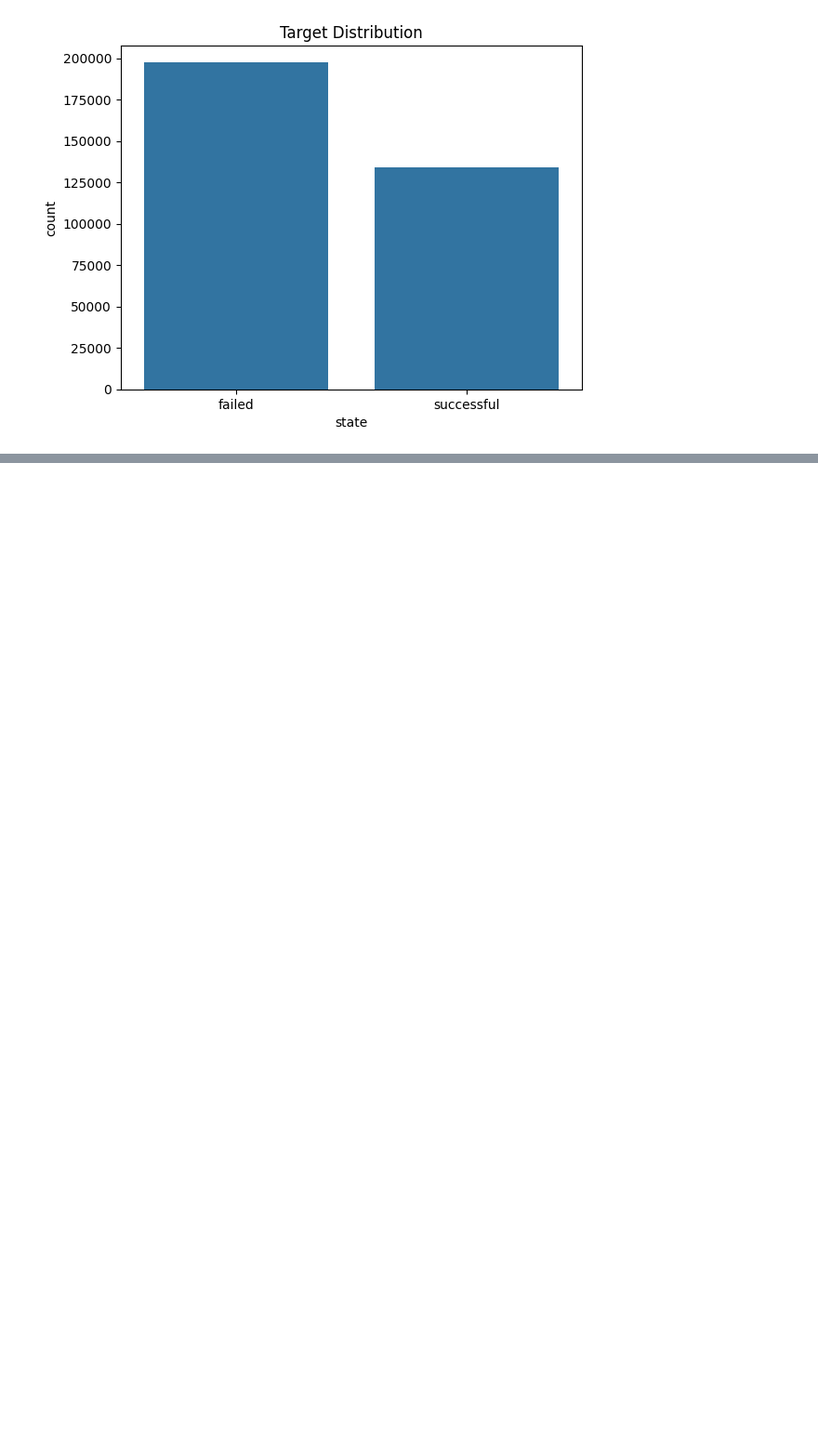
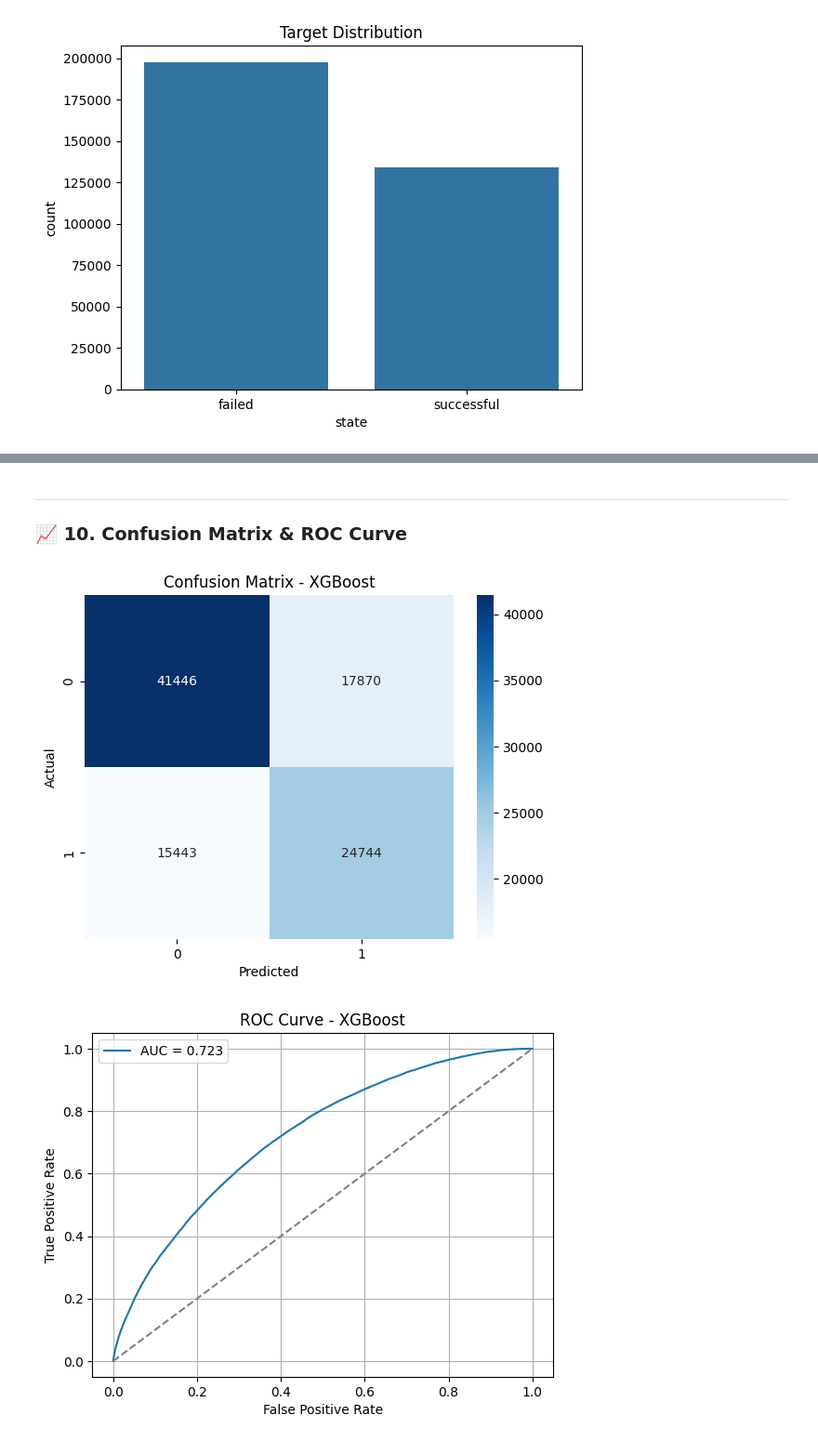
Before and after one commit to MaruflRana/kickstarter-success-prediction, a Jupyter notebook: notebooks/Kickstarter_Success_Prediction_Notebook.ipynb, the cells around one changed output, grey strips where cells are left out. Shown: that part at 93% size. Saved outputs shown, nothing was run; the diff lists cells and outputs as text; code cells hidden in the pictures; blank space fills up the shorter version.

```diff
--- a/notebooks/Kickstarter_Success_Prediction_Notebook.ipynb
+++ b/notebooks/Kickstarter_Success_Prediction_Notebook.ipynb
@@ -260,0 +190,10 @@ plt.show()
+# %%
+# Prepare input and output
+X = data.drop('state', axis=1)
+y = data['state']
+
+# Split
+X_train, X_test, y_train, y_test = train_test_split(X, y, test_size=0.3, stratify=y, random_state=42)
+
+# Fit model
+xgb_pipeline.fit(X_train, y_train)
@@ -260,0 +221,10 @@ plt.show()
+# %%
+# Predict
+y_pred = xgb_pipeline.predict(X_test)
+y_proba = xgb_pipeline.predict_proba(X_test)[:, 1]
+
+# Metrics
+print("Classification Report:\n", classification_report(y_test, y_pred))
+print("Accuracy:", accuracy_score(y_test, y_pred))
+print("F1 Score:", f1_score(y_test, y_pred))
+print("ROC AUC:", roc_auc_score(y_test, y_proba))
@@ -260,0 +245,27 @@ plt.show()
+# %% [markdown]
+---
+### 📈 10. Confusion Matrix & ROC Curve
+# %%
+# Confusion Matrix
+cm = confusion_matrix(y_test, y_pred)
+sns.heatmap(cm, annot=True, fmt='d', cmap='Blues')
+plt.title('Confusion Matrix - XGBoost')
+plt.xlabel('Predicted')
+plt.ylabel('Actual')
+plt.show()
+
+# ROC Curve
+fpr, tpr, _ = roc_curve(y_test, y_proba)
+roc_auc = auc(fpr, tpr)
+
+plt.plot(fpr, tpr, label=f'AUC = {roc_auc:.3f}')
+plt.plot([0,1], [0,1], '--', color='gray')
+plt.title('ROC Curve - XGBoost')
+plt.xlabel('False Positive Rate')
+plt.ylabel('True Positive Rate')
+plt.legend()
+plt.grid()
+plt.show()
+# %% [output]
+[figure, added]
+[figure, added]
```
Also changed, not shown: parts of 50 cells of this notebook.
